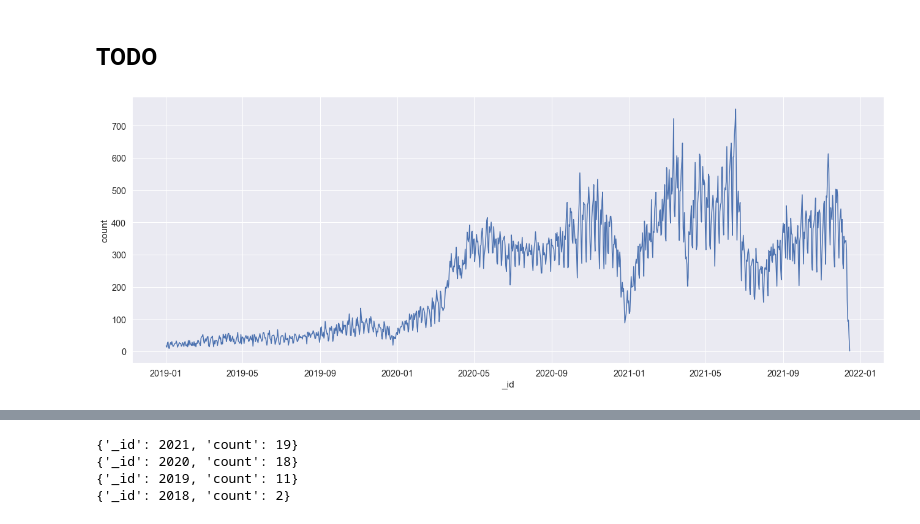
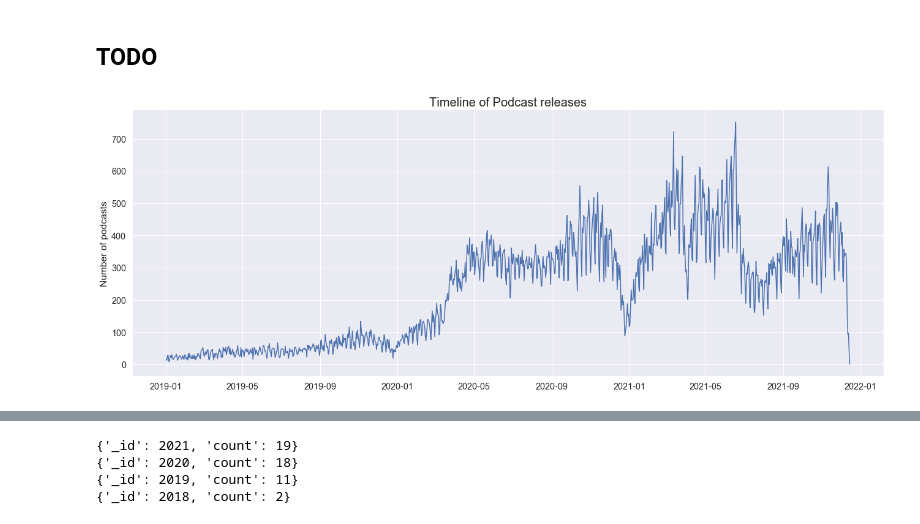
Before and after one commit to xaviercucurull/BDA-Podcasts, a Jupyter notebook: BDA_Final_Project.ipynb, the cells around one changed output, grey strips where cells are left out. Saved outputs shown, nothing was run; the diff lists cells and outputs as text; code cells hidden in the pictures.

```diff
--- a/BDA_Final_Project.ipynb
+++ b/BDA_Final_Project.ipynb
@@ -507,7 +507,7 @@ for document in podcasts_prep.find():
 
     # Last Date
     last_dt = datetime.strptime(f"{document['last_date']['day']}/{document['last_date']['month']}/{document['last_date']['year']}", '%d/%m/%Y')
-    podcasts_prep.update_one({"_id": ident}, {"$set":{ "LastDate": release_dt}})
+    podcasts_prep.update_one({"_id": ident}, {"$set":{ "LastDate": last_dt}})
 # %% [markdown]
 ## 5. Data analysis
 After cleaning the database by removing duplicate shows and podcasts that don't contain relevant information, that is, shows without episodes or with an average episode duration of just seconds, we can proceed with the data analaysis.
@@ -932,16 +1086,17 @@ plt.show()
 # Plus: genres?
 # %%
-
 # Get count of unique values in a Pandas DataFrame (to use Seaborn)
 field = 'ReleaseDate'
 res = podcasts_prep.aggregate([{'$group': {'_id': f'${field}', 'count': {'$sum': 1}}}])
 df =  pd.DataFrame(list(res))
-df.head()
 
 filtered_df = df.loc[(df['_id'] >= '01-01-2019')]
 
 plt.figure(figsize=(22,8))
 sns.lineplot(data=filtered_df, x="_id", y="count")
+plt.xlabel('')
+plt.ylabel('Number of podcasts')
+plt.title('Timeline of Podcast releases', fontsize=20)
 plt.show()
 # %% [output]
-[figure, old version]
+[figure, new version]
```
Also changed, not shown: parts of 27 cells of this notebook.
